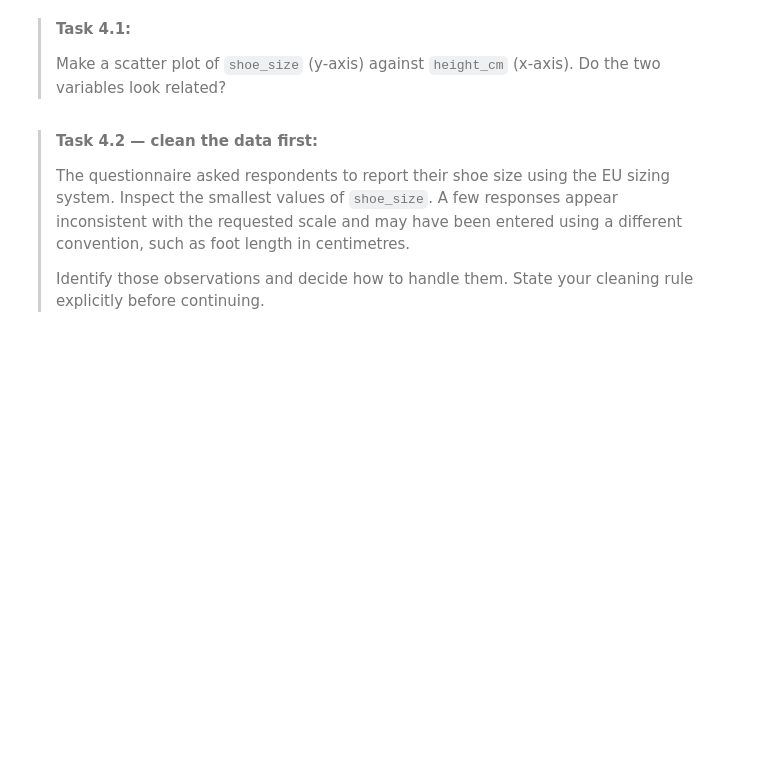
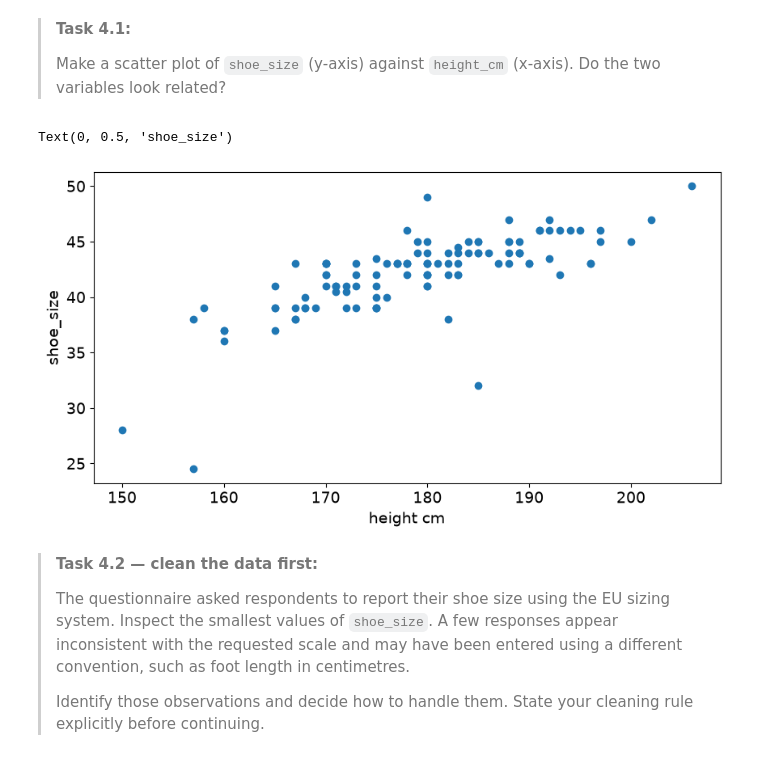
Before and after one commit to wvandenwildenberg/WS1.4., a Jupyter notebook: WS1_4_Fit_happens.ipynb, the cells around one changed output. Cells and saved outputs as stored; diff of their text form; code cells hidden in the pictures; blank space fills up the shorter version.

```diff
--- a/WS1_4_Fit_happens.ipynb
+++ b/WS1_4_Fit_happens.ipynb
@@ -172,6 +205,8 @@ findfile('dataset_class_survey_2026.csv')
 
 survey = pd.read_csv('dataset_class_survey_2026.csv')
 survey[['height_cm', 'shoe_size']].describe()
+height_cm = survey[['height_cm']]
+shoe_size = survey[['shoe_size']]
 # %% [markdown]
 >**Task 4.1:**
 >
@@ -179,6 +214,14 @@ survey[['height_cm', 'shoe_size']].describe()
 >
 # %%
 ### YOUR CODE HERE
+fig, axes = plt.subplots(1, 1, figsize=(10, 5))
+
+axes.scatter(height_cm, shoe_size)
+axes.set_xlabel('height cm')
+axes.set_ylabel('shoe_size')
+# %% [output]
+Text(0, 0.5, 'shoe_size')
+[figure, added]
 # %% [markdown]
 >**Task 4.2 — clean the data first:**
 >
```
Also changed, not shown: parts of 15 cells of this notebook.
